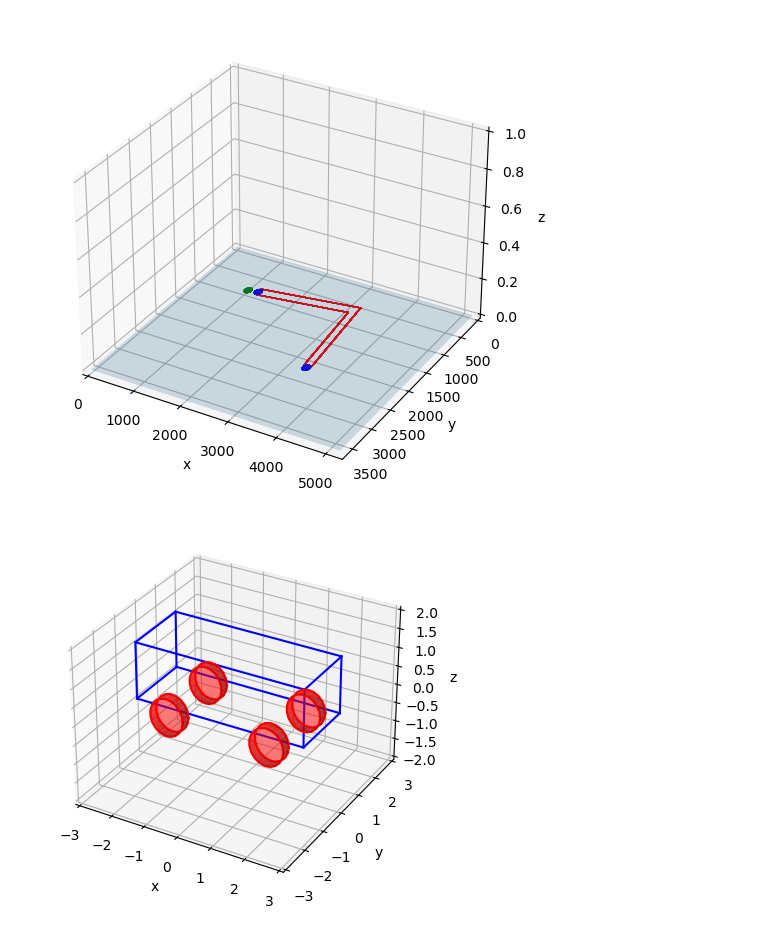
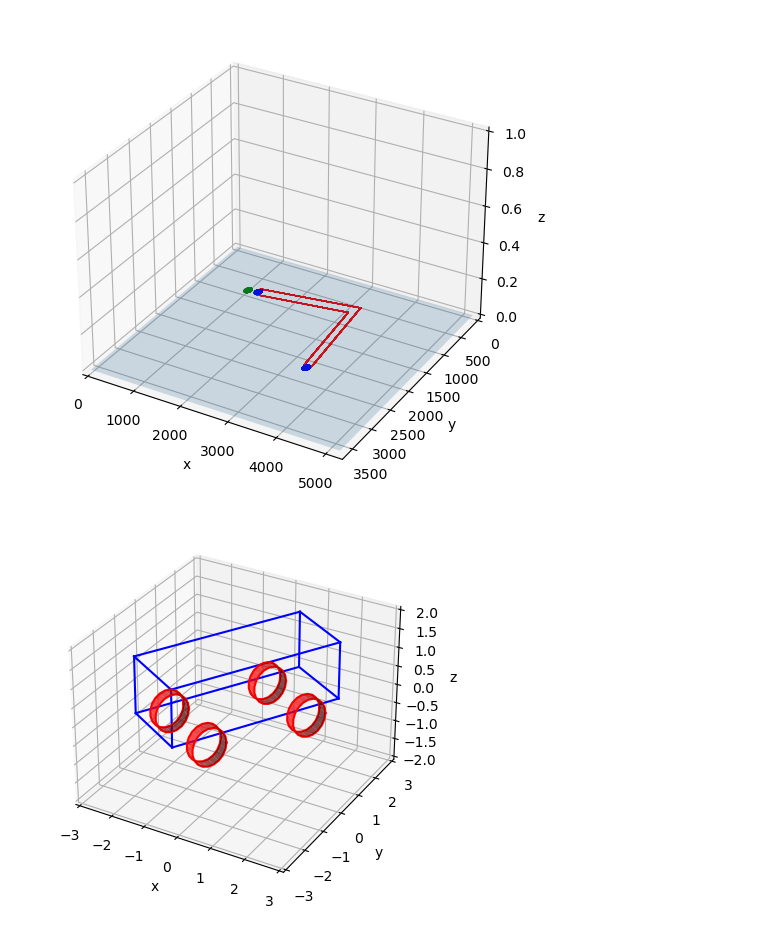
Before and after one commit to sunfanyi/Interactive-Ackermann-steering-model-car-game, a Jupyter notebook: inspect_map.ipynb, the cells around one changed output. Drawn from its saved outputs; the diff is of its cells as text; code cells hidden in the pictures.

```diff
--- a/inspect_map.ipynb
+++ b/inspect_map.ipynb
@@ -61,107 +60,25 @@ plt.show()
 # %% [output]
 [figure]
 # %%
-class Car:
-    def __init__(self, length, width, height, wheel_radius, wheel_width, wheel_offset, wheel_base=None):
-        self.length = length
-        self.width = width
-        self.height = height
-        self.wheel_radius = wheel_radius
-        self.wheel_width = wheel_width
-        self.wheel_offset = wheel_offset
-        if wheel_base is None:
-            self.wheel_base = self.length -2*self.wheel_radius
-        else:
-            self.wheel_base = wheel_base
+mycar = Car(length=5, width=2, height=1.5,
+            wheel_radius=0.5, wheel_width=0.3,
+            wheel_offset=0.2, wheel_base=3)
 
-    def plot_body(self, ax):
-        # corner points of the cuboid
-        top_front_left = np.array([self.length / 2, self.width / 2, 0])
-        top_front_right = np.array([self.length / 2, -self.width / 2, 0])
-        top_rear_left = np.array([-self.length / 2, self.width / 2, 0])
-        top_rear_right = np.array([-self.length / 2, -self.width / 2, 0])
-        bot_front_left = np.array([self.length / 2, self.width / 2, self.height])
-        bot_front_right = np.array([self.length / 2, -self.width / 2, self.height])
-        bot_rear_left = np.array([-self.length / 2, self.width / 2, self.height])
-        bot_rear_right = np.array([-self.length / 2, -self.width / 2, self.height])
-
-        # line segments for the car body
-        body_lines = [
-            np.array([top_front_left, top_front_right]),
-            np.array([top_front_right, top_rear_right]),
-            np.array([top_rear_right, top_rear_left]),
-            np.array([top_rear_left, top_front_left]),
-            np.array([bot_front_left, bot_front_right]),
-            np.array([bot_front_right, bot_rear_right]),
-            np.array([bot_rear_right, bot_rear_left]),
-            np.array([bot_rear_left, bot_front_left]),
-            np.array([top_front_left, bot_front_left]),
-            np.array([top_front_right, bot_front_right]),
-            np.array([top_rear_right, bot_rear_right]),
-            np.array([top_rear_left, bot_rear_left])
-        ]
-        for line in body_lines:
-            ax.plot(line[:,0], line[:,1], line[:,2], 'b')
-
-    def plot_wheels(self, ax):
-        # center points of the wheels
-        front_left_wheel = np.array([self.length / 2, self.width / 2, 0])
-        front_right_wheel = np.array([self.length / 2, -self.width / 2, 0])
-        rear_left_wheel = np.array([-self.length / 2, self.width / 2, 0])
-        rear_right_wheel = np.array([-self.length / 2, -self.width / 2, 0])
-
-        x_shift = np.array([(self.length-self.wheel_base)/2, 0, 0])
-        y_shift = np.array([0, self.wheel_width/2, 0])
-        z_shift = np.array([0, 0, -self.wheel_offset])
-
-        self.plot_wheel(ax, front_left_wheel - x_shift + z_shift, y_shift)
-        self.plot_wheel(ax, front_right_wheel - x_shift + z_shift, y_shift)
-        self.plot_wheel(ax, rear_left_wheel + x_shift + z_shift, y_shift)
-        self.plot_wheel(ax, rear_right_wheel + x_shift + z_shift, y_shift)
-
-    def plot_wheel(self, ax, center, y_shift, num_points=20):
-        r = self.wheel_radius
-        w = self.wheel_width
-
-        center1 = center + y_shift
-        center2 = center - y_shift
-
-        # Generate points on a circle
-        t = np.linspace(0, 2 * np.pi, num_points)
-        x1 = center1[0] + r * np.cos(t)
-        y1 = center1[1] * np.ones_like(t)
-        z1 = center1[2] + r * np.sin(t)
-        x2 = center2[0] + r * np.cos(t)
-        y2 = center2[1] * np.ones_like(t)
-        z2 = center2[2] + r * np.sin(t)
-
-        ax.plot(x1, y1, z1, 'r')
-        ax.plot(x2, y2, z2, 'r')
-
-        # fill cylinder circular surface
-        ax.plot_surface(np.vstack([x1, x2]), np.vstack([y1, y2]), np.vstack([z1, z2]), color='r', alpha=0.7)
-        # fill cylinder circular bases
-        circle1 = plt.Circle((center1[0], center1[2]), r, color='r', alpha=0.3)
-        circle2 = plt.Circle((center2[0], center2[2]), r, color='r', alpha=0.3)
-        ax.add_patch(circle1)
-        ax.add_patch(circle2)
-        art3d.pathpatch_2d_to_3d(circle1, z=center1[1], zdir="y")
-        art3d.pathpatch_2d_to_3d(circle2, z=center2[1], zdir="y")
 
 fig = plt.figure()
 ax = fig.add_subplot(111, projection='3d')
 
-car = Car(length=5, width=2, height=1.5, wheel_radius=0.5, wheel_width=0.3, wheel_offset=0.2, wheel_base=3)
-car.plot_body(ax)
-car.plot_wheels(ax)
+R = rotation(np.pi/3, 'z')
+T = add_translation(R)
+mycar.update_plot(ax, T)
 
 ax.set_xlabel('x')
 ax.set_ylabel('y')
 ax.set_zlabel('z')
 ax.set_xlim([-3, 3])
 ax.set_ylim([-3, 3])
 ax.set_zlim([-2, 2])
 
 plt.show()
 # %% [output]
-[figure, old version]
+[figure, new version]
```
Also changed, not shown: parts of 2 cells of this notebook, 3 other files.
